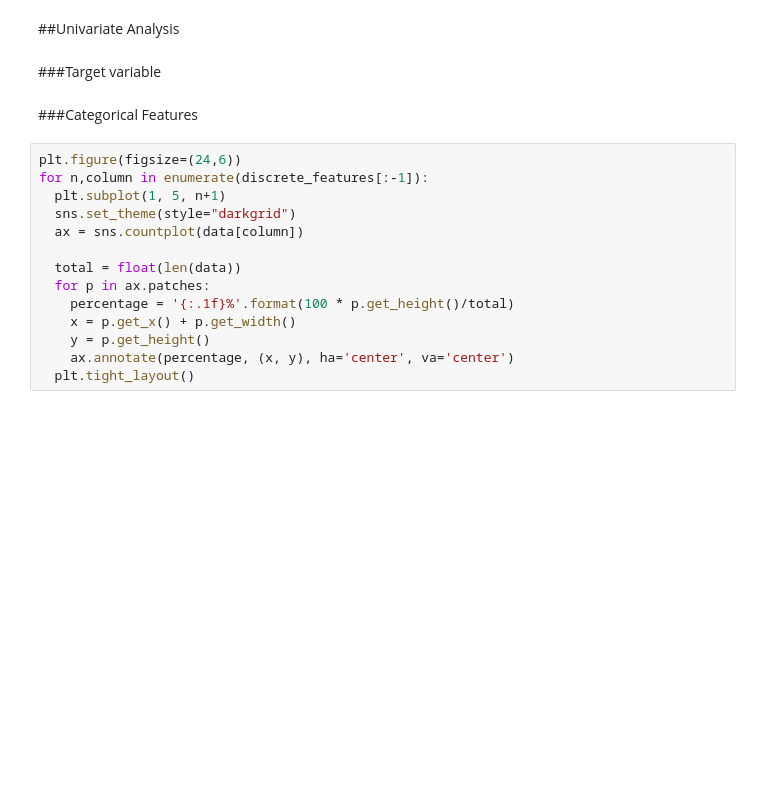
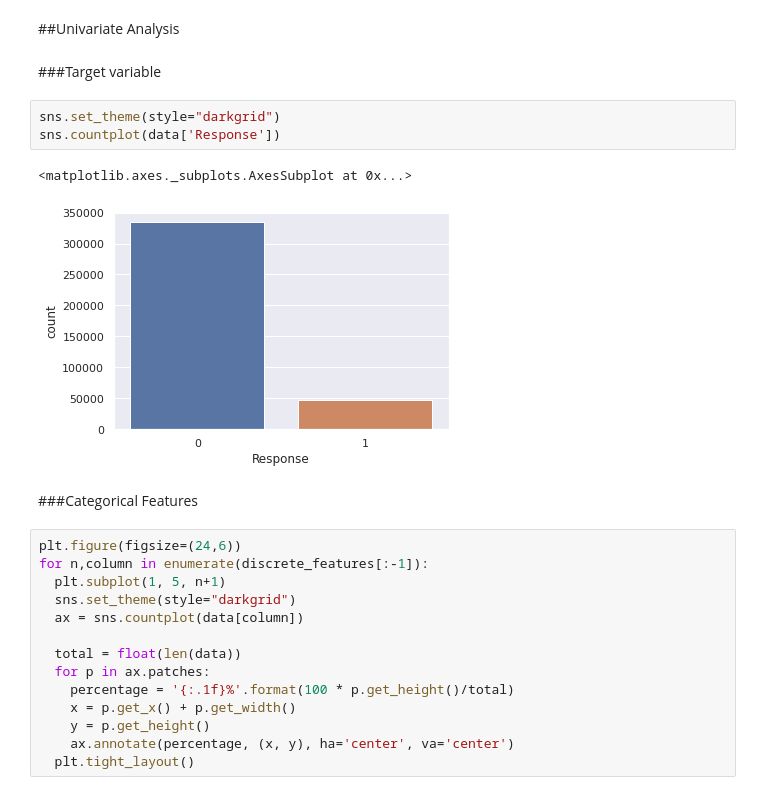
Before and after one commit to shadabsgit/ML-Classification-Capstone-Project, a Jupyter notebook: HEALTH_INSURANCE_CROSS_SELL_PREDICTION.ipynb, the cells around one changed output. Saved outputs shown, nothing was run; the diff lists cells and outputs as text; blank space fills up the shorter version.

```diff
--- a/HEALTH_INSURANCE_CROSS_SELL_PREDICTION.ipynb
+++ b/HEALTH_INSURANCE_CROSS_SELL_PREDICTION.ipynb
@@ -253,6 +254,12 @@ Text(0.5, 1.0, 'Annual_Premium')
 ##Univariate Analysis
 # %% [markdown]
 ###Target variable
+# %%
+sns.set_theme(style="darkgrid")
+sns.countplot(data['Response'])
+# %% [output]
+<matplotlib.axes._subplots.AxesSubplot at 0x...>
+[figure, added]
 # %% [markdown]
 ###Categorical Features
 # %%
```
Also changed, not shown: parts of 9 cells of this notebook.
